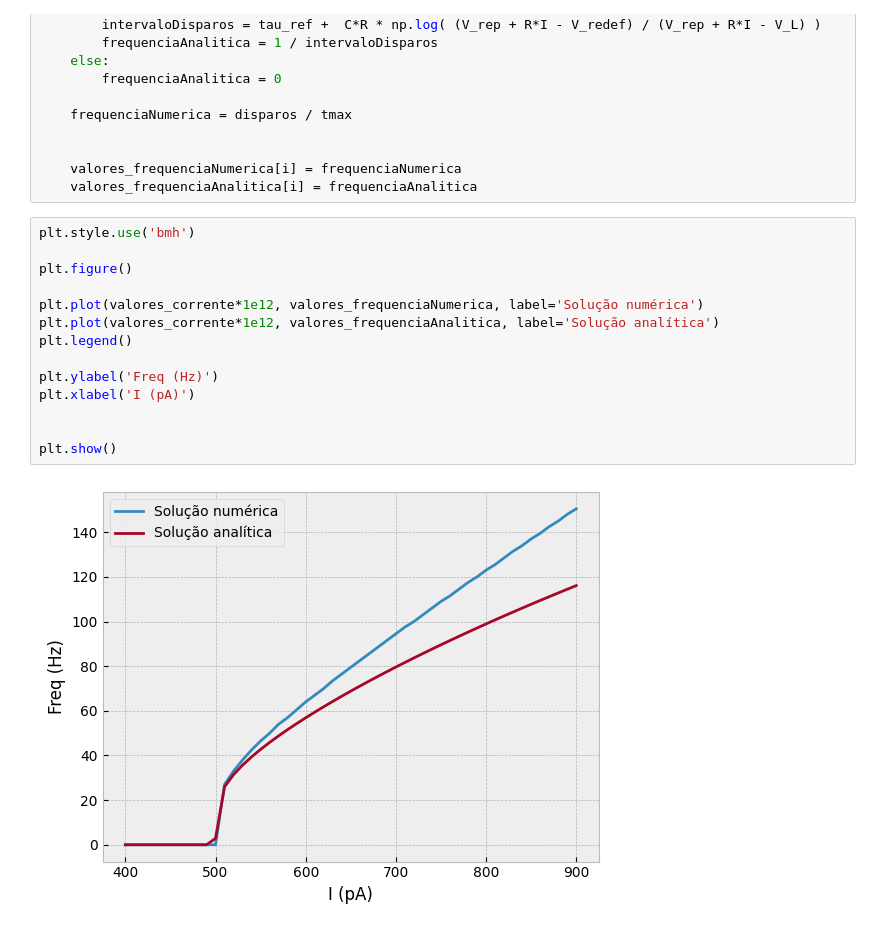
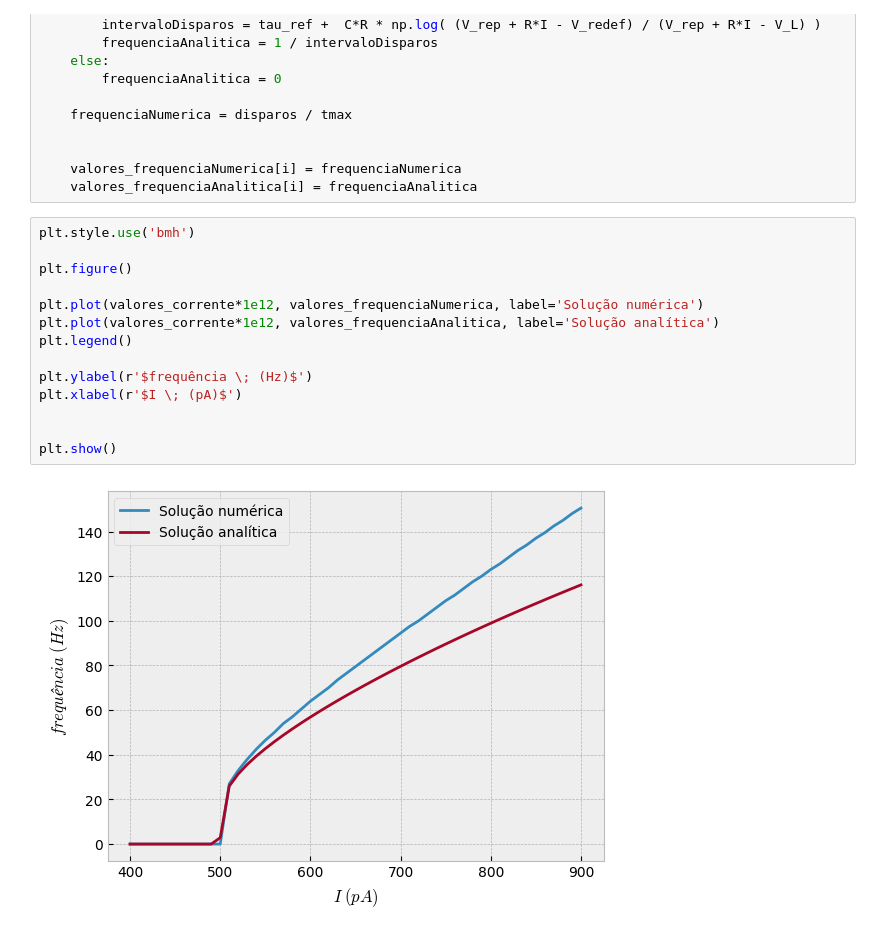
Before and after one commit to rfscorrea/listas-neurociencia-profroque, a Jupyter notebook: lista6/ex1-a.ipynb, the cells around one changed output. Cells and saved outputs as stored; diff of their text form.

```diff
--- a/lista6/ex1-a.ipynb
+++ b/lista6/ex1-a.ipynb
@@ -61,16 +61,16 @@ for i in range(np.size(valores_corrente)):
 # %%
 plt.style.use('bmh')
 
 plt.figure()
 
 plt.plot(valores_corrente*1e12, valores_frequenciaNumerica, label='Solução numérica')
 plt.plot(valores_corrente*1e12, valores_frequenciaAnalitica, label='Solução analítica')
 plt.legend()
 
-plt.ylabel('Freq (Hz)')
-plt.xlabel('I (pA)')
+plt.ylabel(r'$frequência \; (Hz)$')
+plt.xlabel(r'$I \; (pA)$')
 
 
 plt.show()
 # %% [output]
-[figure, old version]
+[figure, new version]
```
Also changed, not shown: 2 other files.
